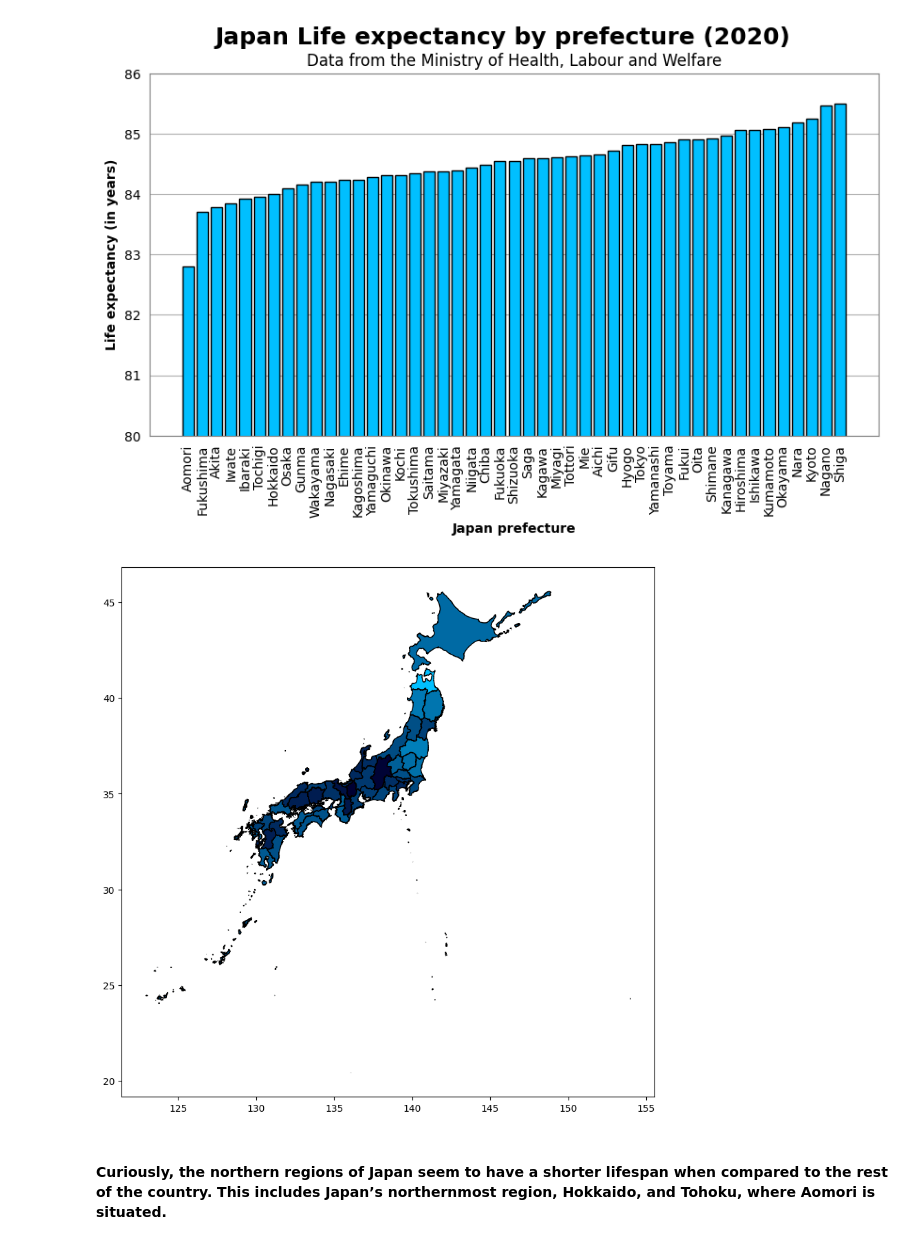
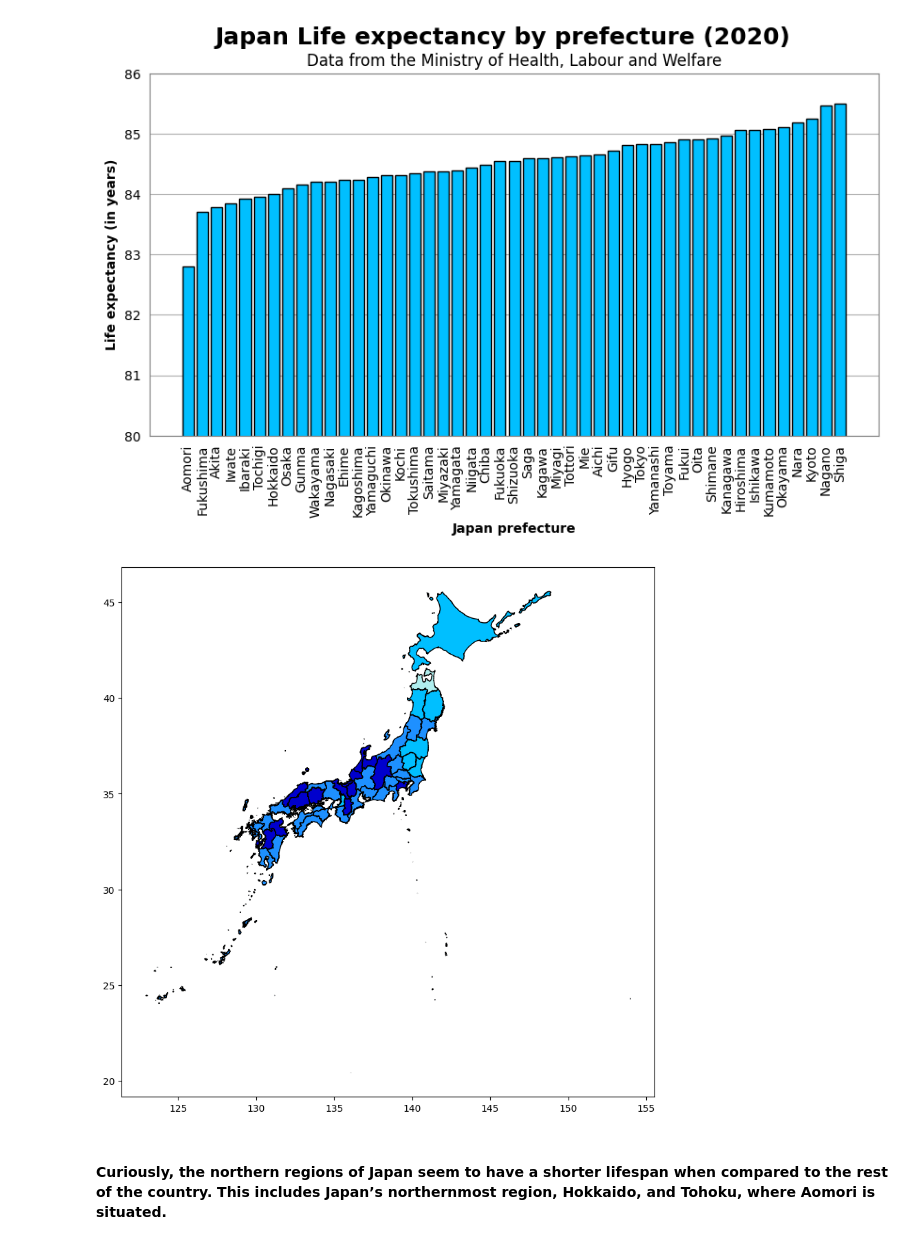
Before and after one commit to rafaseto/japan-life-expectancy, a Jupyter notebook: data_analysis.ipynb, the cells around one changed output. Drawn from its saved outputs; the diff is of its cells as text; code cells hidden in the pictures.

Commit message:
improve map colors
Use only 4 (paleturquoise, deepskyblue, dodgerblue, mediumblue) colors instead of a blue gradient.

```diff
--- a/data_analysis.ipynb
+++ b/data_analysis.ipynb
@@ -120,40 +112,36 @@ def normalize(value, min, max):
-# %%
-import matplotlib.colors as mcolors
-
-# Dictionary to store the blue gradient
-blue_gradient_dict = {}
-
-for index, row in df_sorted[['Prefecture','Life_expectancy']].iterrows():
-    # normalize the life expectancy
-    normalized_life_expectancy = normalize(row['Life_expectancy'], min_life_expectancy, max_life_expectancy)
-
-    # Map to a light blue to dark blue gradient
-    light_blue = (0/255, 191/255, 255/255)  # Light blue in RGB
-    dark_blue = (0, 0, 50/255)  # Dark blue in RGB
-
-    # blue gradient
-    color = [light_blue[i] * (1 - normalized_life_expectancy) + dark_blue[i] * normalized_life_expectancy for i in range(3)]
-
-    # add to the dict
-    blue_gradient_dict[row['Prefecture']] = color
+# %%
+# Dictionary to store the colors of the map
+map_colors = {}
+
+for index, row, in df_sorted[['Prefecture', 'Life_expectancy']].iterrows():
+    if (row['Life_expectancy'] >= 82.8 and row['Life_expectancy'] <= 83.47):
+        color = 'paleturquoise'
+    elif (row['Life_expectancy'] >= 83.48 and row['Life_expectancy'] <= 84.15):
+        color = 'deepskyblue'
+    elif (row['Life_expectancy'] >= 84.16 and row['Life_expectancy'] <= 84.83):
+        color = 'dodgerblue'
+    else:
+        color = 'mediumblue'
+
+    map_colors[row['Prefecture']] = color
 # %%
 from shapely.geometry import Polygon, MultiPolygon
 
 # Plot the map
 fig, ax = plt.subplots(figsize=(10, 10))
 
 for geom, name in zip(geometries, prefecture_names_filtered):
     if isinstance(geom, Polygon):
         x, y = geom.exterior.xy
-        ax.fill(x, y, color=blue_gradient_dict[name], edgecolor='k')
+        ax.fill(x, y, color=map_colors[name], edgecolor='k')
     elif isinstance(geom, MultiPolygon):
         for poly in geom.geoms:
             x, y = poly.exterior.xy
-            ax.fill(x, y, color=blue_gradient_dict[name], edgecolor='k')
+            ax.fill(x, y, color=map_colors[name], edgecolor='k')
 
 plt.show()
 # %% [output]
-[figure, old version]
+[figure, new version]
 # %% [markdown]
 #### Curiously, the northern regions of Japan seem to have a shorter lifespan when compared to the rest of the country. This includes Japan’s northernmost region, Hokkaido, and Tohoku, where Aomori is situated.
 # %%
```
Also changed, not shown: parts of 2 cells of this notebook.
